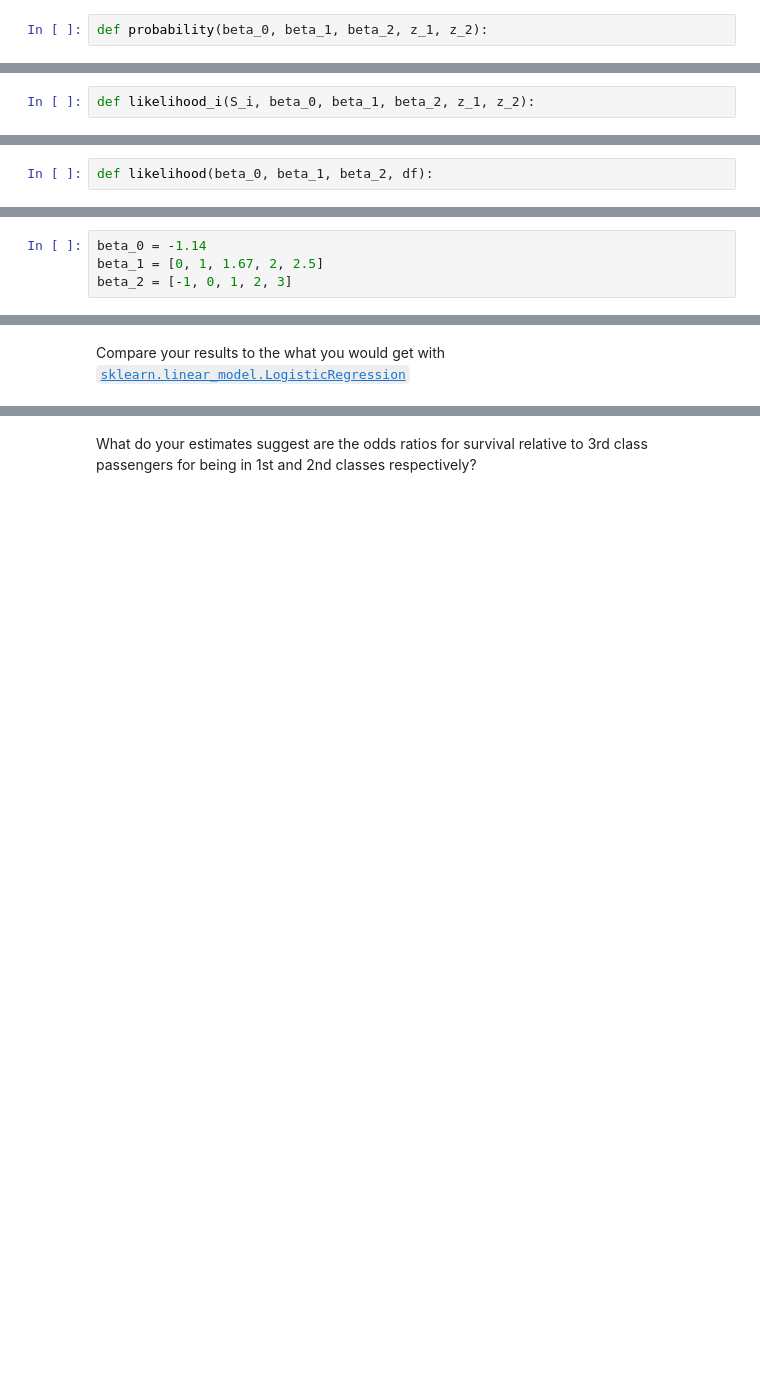
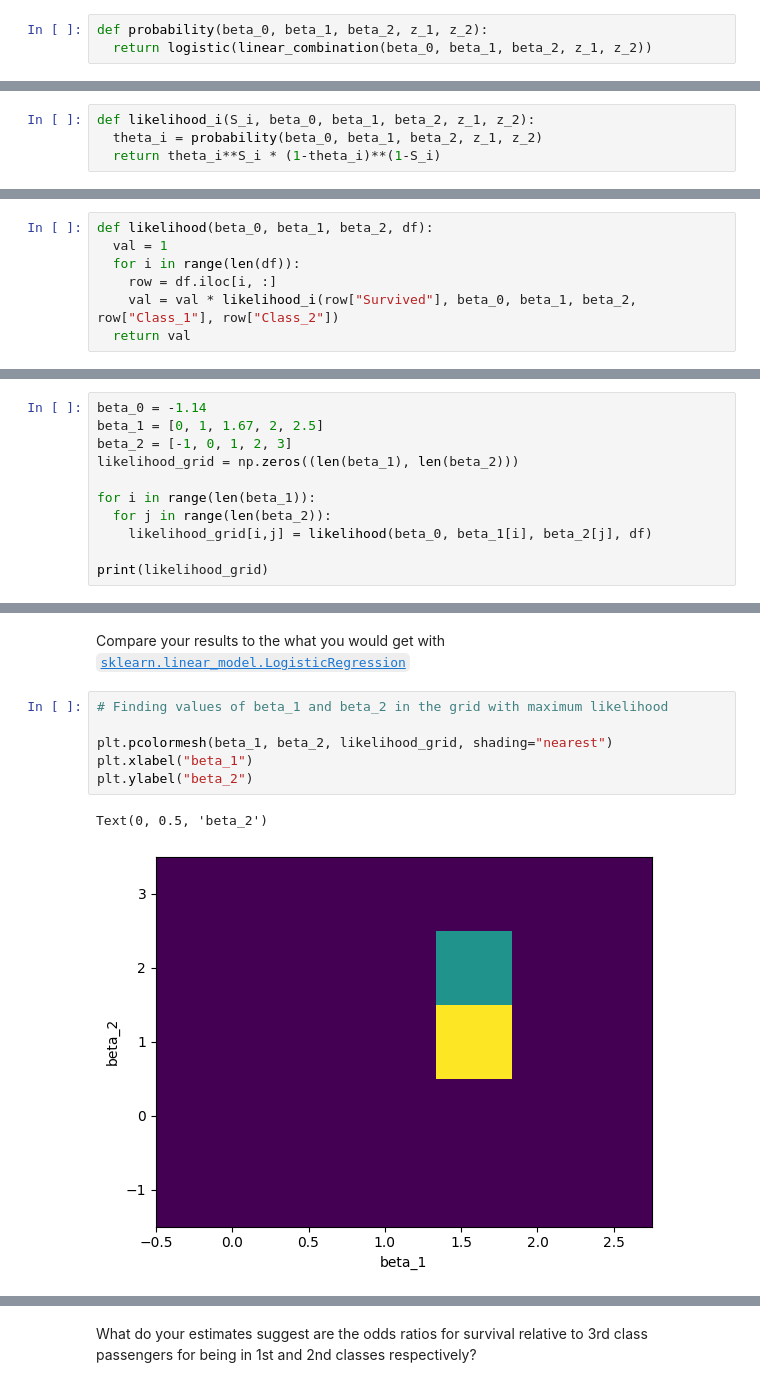
Before and after one commit to leharlow02-glitch/supervised_machine_learning_tutorials, a Jupyter notebook: 2_supervised_learning_classification/2-Advanced_Classification_Titanic.ipynb, the cells around one changed output, grey strips where cells are left out. Saved outputs shown, nothing was run; the diff lists cells and outputs as text; blank space fills up the shorter version.

```diff
--- a/2_supervised_learning_classification/2-Advanced_Classification_Titanic.ipynb
+++ b/2_supervised_learning_classification/2-Advanced_Classification_Titanic.ipynb
@@ -76,6 +153,7 @@ $$\theta_i = Logistic(\beta_0 + \beta_1 * z_1 + \beta_2 * z_2) $$
 where $Logistic$ is the function you created above. The function should takes as input $ ( \beta_0, \beta_1, \beta_2 )$ (the regression parameters) and the covariates $z_1$ and $z_2$.
 # %%
 def probability(beta_0, beta_1, beta_2, z_1, z_2):
+  return logistic(linear_combination(beta_0, beta_1, beta_2, z_1, z_2))
 # %% [markdown]
 We are now going to write a function which returns the log-likelihood for a single set, $i$ of data points: $(z_{1i}, z_{2i}, Si)$ where $S_i\in{0,1}$ represents whether a passenger survived (1) or not (0). In logistic regression, we assume that $S_i \sim Bernoulli(\theta_i)$. This means that the likelihood, $L_i$, for a single set of data points is given by:
 
@@ -86,6 +164,8 @@ Write a function with takes as input $ ( \beta_0, \beta_1, \beta_2 )$ (the regre
 .
 # %%
 def likelihood_i(S_i, beta_0, beta_1, beta_2, z_1, z_2):
+  theta_i = probability(beta_0, beta_1, beta_2, z_1, z_2)
+  return theta_i**S_i * (1-theta_i)**(1-S_i)
 # %% [markdown]
 The overall likelihood of observations is given by the product of the individual likelihoods of each data point, since we assume that the data are (conditionally) independent given the parameters:
 
@@ -95,9 +175,21 @@ Write a function that takes as input your processed Titanic dataset and the para
 and returns the likelihood. In calculating the likelihood, specify that $z_1$ and $z_2$ should be your class dummies.
 # %%
 def likelihood(beta_0, beta_1, beta_2, df):
+  val = 1
+  for i in range(len(df)):
+    row = df.iloc[i, :]
+    val = val * likelihood_i(row["Survived"], beta_0, beta_1, beta_2, row["Class_1"], row["Class_2"])
+  return val
 # %% [markdown]
 We are now going to try to estimate the parameters $\beta_0$ and $\beta_1$ by doing a grid search. We start by fixing $\beta_0=-1.14$  (this is the maximum likelihood value of the parameter). We are then going to do a grid search across all combinations of the following values of  $\beta_1=(0,1,1.67,2,2.5)$ $\beta_2=(−1,0,1,2,3)$. For each of the 25 combinations of both sets of parameters, calculate the likelihood. In doing so, find parameters that are close to the maximum likelihood values.
 # %%
 beta_0 = -1.14
 beta_1 = [0, 1, 1.67, 2, 2.5]
 beta_2 = [-1, 0, 1, 2, 3]
+likelihood_grid = np.zeros((len(beta_1), len(beta_2)))
+
+for i in range(len(beta_1)):
+  for j in range(len(beta_2)):
+    likelihood_grid[i,j] = likelihood(beta_0, beta_1[i], beta_2[j], df)
+
+print(likelihood_grid)
@@ -105,3 +208,12 @@ beta_2 = [-1, 0, 1, 2, 3]
 Find the values of `beta_1` and `beta_2` in the grid with the maximum likelihood (note, if you are using `np.argmax`, the output index will be flattened, `np.unravel_index` may be helpful.)
 # %% [markdown]
 Compare your results to the what you would get with [`sklearn.linear_model.LogisticRegression`](https://scikit-learn.org/1.5/modules/generated/sklearn.linear_model.LogisticRegression.html)
+# %%
+# Finding values of beta_1 and beta_2 in the grid with maximum likelihood
+
+plt.pcolormesh(beta_1, beta_2, likelihood_grid, shading="nearest")
+plt.xlabel("beta_1")
+plt.ylabel("beta_2")
+# %% [output]
+Text(0, 0.5, 'beta_2')
+[figure, added]
```
Also changed, not shown: parts of 13 cells of this notebook.
